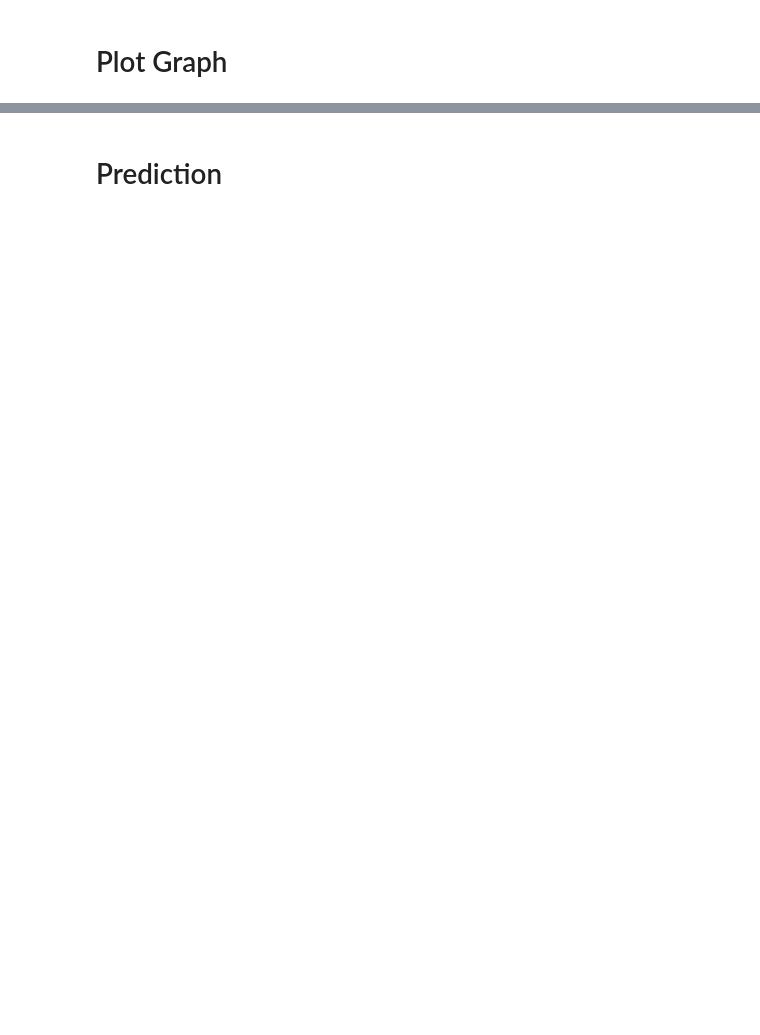
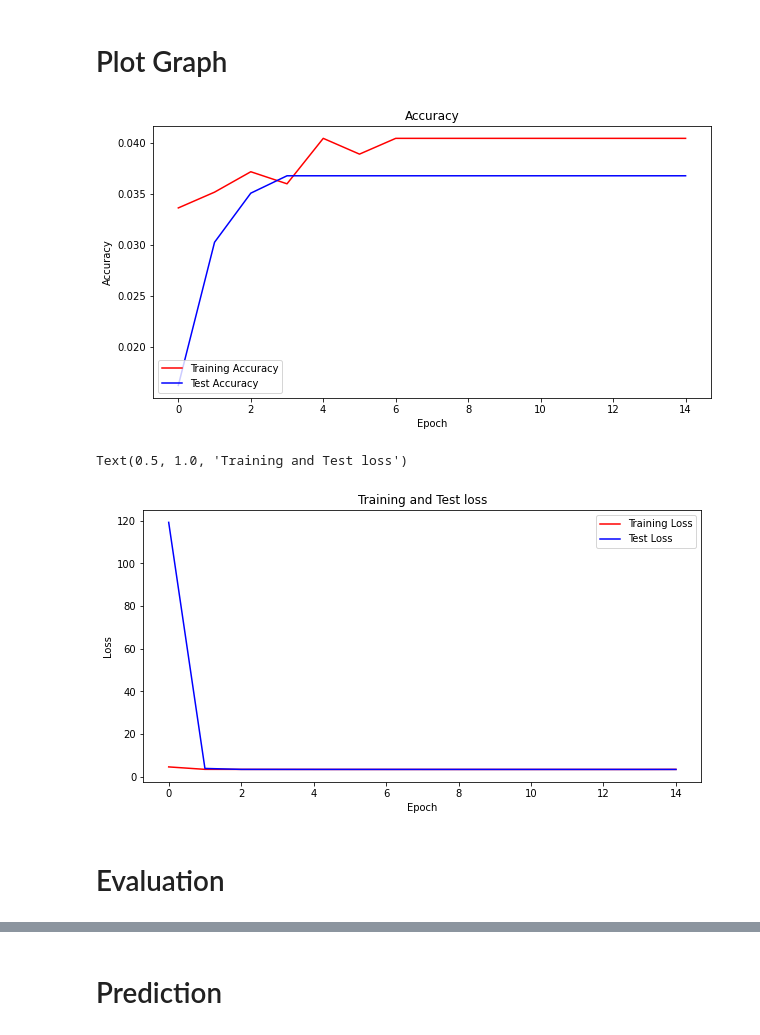
Before and after one commit to UltraBloodWing/Intelligent-System, a Jupyter notebook: Final_proj.ipynb, the cells around one changed output, grey strips where cells are left out. Saved outputs shown, nothing was run; the diff lists cells and outputs as text; code cells hidden in the pictures; blank space fills up the shorter version.

Commit message:
added new models

```diff
--- a/Final_proj.ipynb
+++ b/Final_proj.ipynb
@@ -68,21 +187,17 @@ for x in range(len(df2)):
 # %%
+# Image rescaling for preprocessing
 from keras.preprocessing.image import ImageDataGenerator as IDG
 trainDatagen = IDG(rescale = 1/255.0)
 testDatagen = IDG(rescale = 1/255.0)
 
-directory = "en/clips"
-height = 256
-width = 256
-batchSize = 32
-
 trainGen = trainDatagen.flow_from_directory(
-        directory,
+        train_dir,
         target_size=(height, width),
         batch_size=batchSize,
         class_mode='categorical')
 
 testGen = testDatagen.flow_from_directory(
-        directory,
+        test_dir,
         target_size=(height, width),
         batch_size=batchSize,
         class_mode='categorical')
@@ -125,8 +287,17 @@ model.summary()
 # %%
 #training the model
 history = model.fit(trainGen,
-                    validation_data = testDatagen,
+                    validation_data = testGen,
                     batch_size = batchSize,
-                    epochs = 10,
-                    verbose = 1,
-                    callbacks =[h5Model])
+                    epochs = 15,
+                    verbose = 1)
+
+#history = model.fit(trainGen, epochs=10, batch_size=batchSize, verbose=1)
+
+# history = model.fit_generator(trainGen,
+#                     steps_per_epoch=((trainGen.samples))//batchSize,
+#                     validation_data = testGen,
+#                     epochs = 10,
+#                     verbose = 1,
+#                     validation_steps= ((testGen.samples))//batchSize,
+#                     callbacks = checkpoint)
@@ -137,27 +326,33 @@ import numpy as np
 import matplotlib.pyplot as plt
 
 #Initialising basic values
-accuracy = history.model_training['accuracy']
-val_accuracy = history.model_training['val_accuracy']
-loss = history.model_training['loss']
-val_loss = history.model_training['val_loss']
+accuracy = history.history['accuracy']
+val_accuracy = history.history['val_accuracy']
+loss = history.history['loss']
+val_loss = history.history['val_loss']
 epochs=range(len(accuracy))
 # %%
 #Plotting the graph for the accuracy of training and testing
-fig = plt.figure(figsize=(14,7))
+fig = plt.figure(figsize=(10,5))
 plt.plot(epochs, accuracy, 'r', label="Training Accuracy")
 plt.plot(epochs, val_accuracy, 'b', label="Test Accuracy")
 plt.xlabel('Epoch')
 plt.ylabel('Accuracy')
 plt.title('Accuracy')
 plt.legend(loc='lower left')
 plt.show()
 
 #Plotting the graph for the loss of training and testing
-fig2 = plt.figure(figsize=(14,7))
+fig2 = plt.figure(figsize=(10,5))
 plt.plot(epochs, loss, 'r', label="Training Loss")
 plt.plot(epochs, val_loss, 'b', label="Test Loss")
 plt.legend(loc='upper right')
 plt.xlabel('Epoch')
 plt.ylabel('Loss')
 plt.title('Training and Test loss')
+# %% [output]
+[figure, added]
+Text(0.5, 1.0, 'Training and Test loss')
+[figure, added]
+# %% [markdown]
+# Evaluation
```
Also changed, not shown: parts of 39 cells of this notebook, 7 other files.
